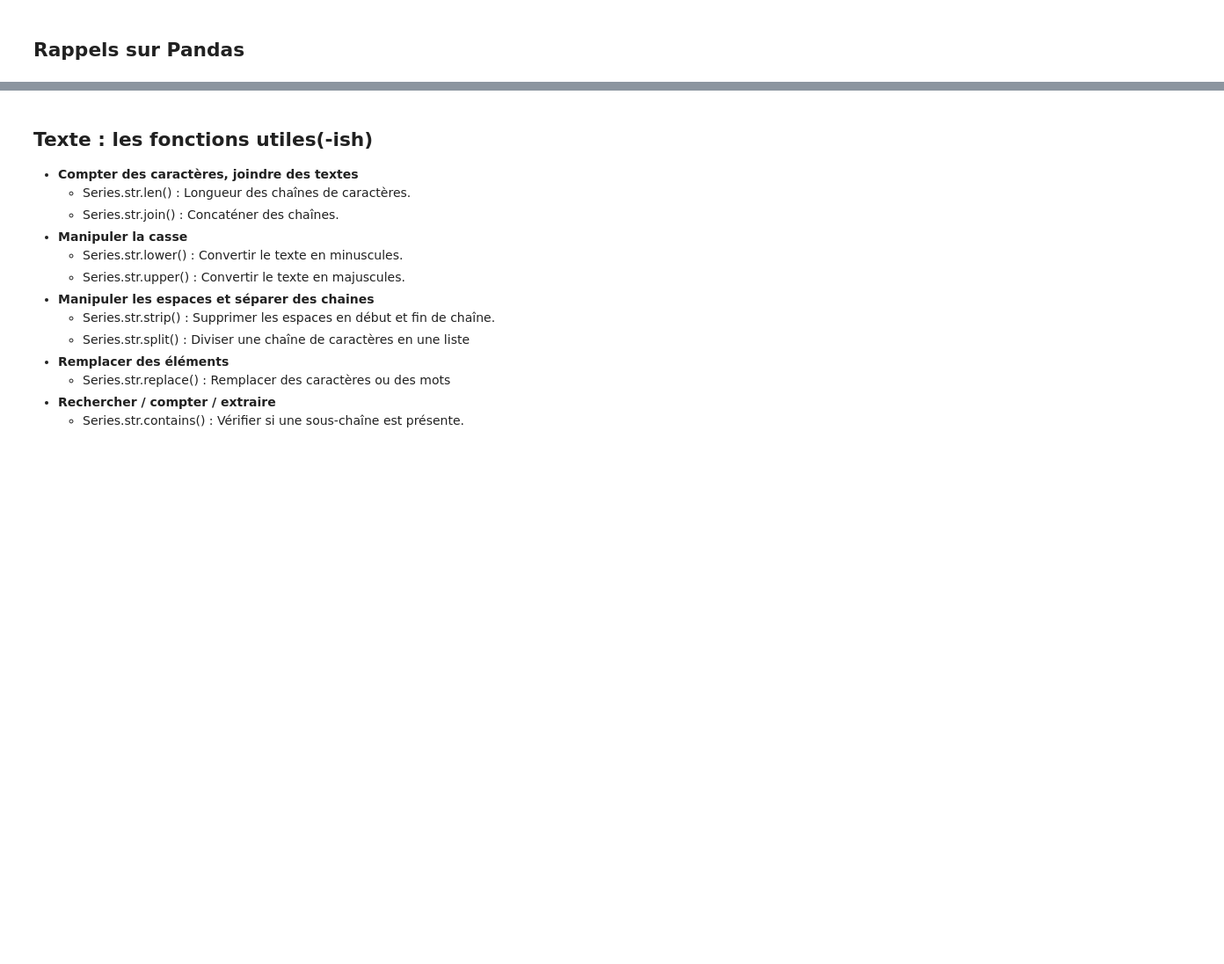
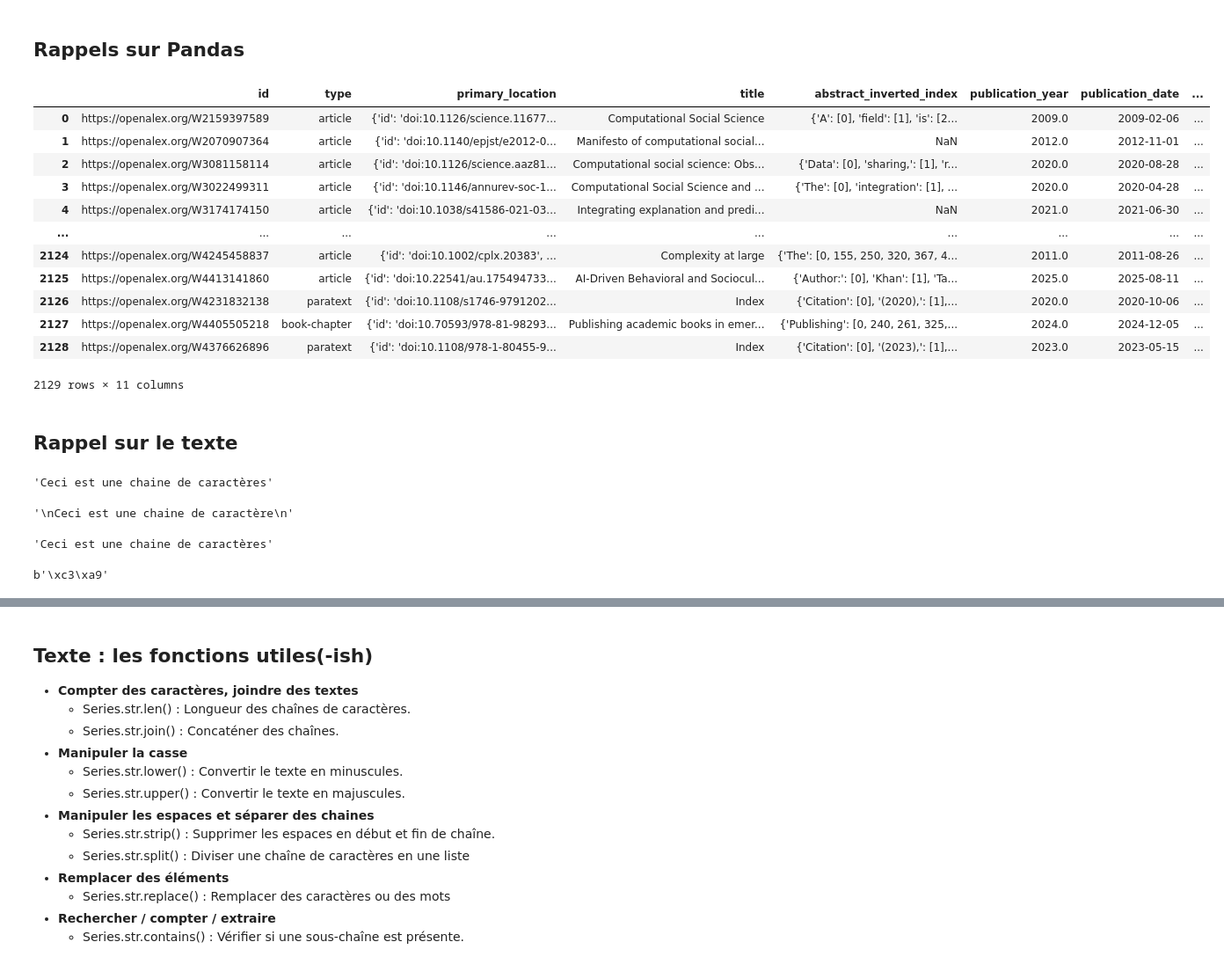
Before and after one commit to pyshs/URFIST-Lyon-2026, a Jupyter notebook: notebooks/NLP/1 Pandas pour les données tabulaires.ipynb, the cells around one changed output, grey strips where cells are left out. Shown at 88% size. Cells and saved outputs as stored; diff of their text form; code cells hidden in the pictures; blank space fills up the shorter version.

```diff
--- a/notebooks/NLP/1 Pandas pour les données tabulaires.ipynb
+++ b/notebooks/NLP/1 Pandas pour les données tabulaires.ipynb
@@ -21,3 +23,39 @@ df = pd.read_csv("../data/css_openalex_26022026.csv")
 # Ou charger des données avec pandas depuis une URL
 data_url = "https://raw.githubusercontent.com/pyshs/URFIST-Lyon-2026/refs/heads/main/data/css_openalex_26022026.csv"
 df_url = pd.read_csv(data_url)
+# %%
+df_url
+# %% [output]
+|  | id | type | primary_location | title | abstract_inverted_index | publication_year | publication_date | ... |
+| 0 | https://openalex.org/W2159397589 | article | {'id': 'doi:10.1126/science.11677... | Computational Social Science | {'A': [0], 'field': [1], 'is': [2... | 2009.0 | 2009-02-06 | ... |
+| 1 | https://openalex.org/W2070907364 | article | {'id': 'doi:10.1140/epjst/e2012-0... | Manifesto of computational social... | NaN | 2012.0 | 2012-11-01 | ... |
+| 2 | https://openalex.org/W3081158114 | article | {'id': 'doi:10.1126/science.aaz81... | Computational social science: Obs... | {'Data': [0], 'sharing,': [1], 'r... | 2020.0 | 2020-08-28 | ... |
+| 3 | https://openalex.org/W3022499311 | article | {'id': 'doi:10.1146/annurev-soc-1... | Computational Social Science and ... | {'The': [0], 'integration': [1], ... | 2020.0 | 2020-04-28 | ... |
+| 4 | https://openalex.org/W3174174150 | article | {'id': 'doi:10.1038/s41586-021-03... | Integrating explanation and predi... | NaN | 2021.0 | 2021-06-30 | ... |
+| ... | ... | ... | ... | ... | ... | ... | ... | ... |
+| 2124 | https://openalex.org/W4245458837 | article | {'id': 'doi:10.1002/cplx.20383', ... | Complexity at large | {'The': [0, 155, 250, 320, 367, 4... | 2011.0 | 2011-08-26 | ... |
+| 2125 | https://openalex.org/W4413141860 | article | {'id': 'doi:10.22541/au.175494733... | AI-Driven Behavioral and Sociocul... | {'Author:': [0], 'Khan': [1], 'Ta... | 2025.0 | 2025-08-11 | ... |
+| 2126 | https://openalex.org/W4231832138 | paratext | {'id': 'doi:10.1108/s1746-9791202... | Index | {'Citation': [0], '(2020),': [1],... | 2020.0 | 2020-10-06 | ... |
+| 2127 | https://openalex.org/W4405505218 | book-chapter | {'id': 'doi:10.70593/978-81-98293... | Publishing academic books in emer... | {'Publishing': [0, 240, 261, 325,... | 2024.0 | 2024-12-05 | ... |
+| 2128 | https://openalex.org/W4376626896 | paratext | {'id': 'doi:10.1108/978-1-80455-9... | Index | {'Citation': [0], '(2023),': [1],... | 2023.0 | 2023-05-15 | ... |
+2129 rows × 11 columns
+# %% [markdown]
+## Rappel sur le texte
+# %%
+"Ceci est une chaine de caractères"
+# %% [output]
+'Ceci est une chaine de caractères'
+# %%
+"""
+Ceci est une chaine de caractère
+"""
+# %% [output]
+'\nCeci est une chaine de caractère\n'
+# %%
+'Ceci est une chaine de caractères'
+# %% [output]
+'Ceci est une chaine de caractères'
+# %%
+"é".encode()
+# %% [output]
+b'\xc3\xa9'
```
Also changed, not shown: parts of 26 cells of this notebook, 1 other file.
